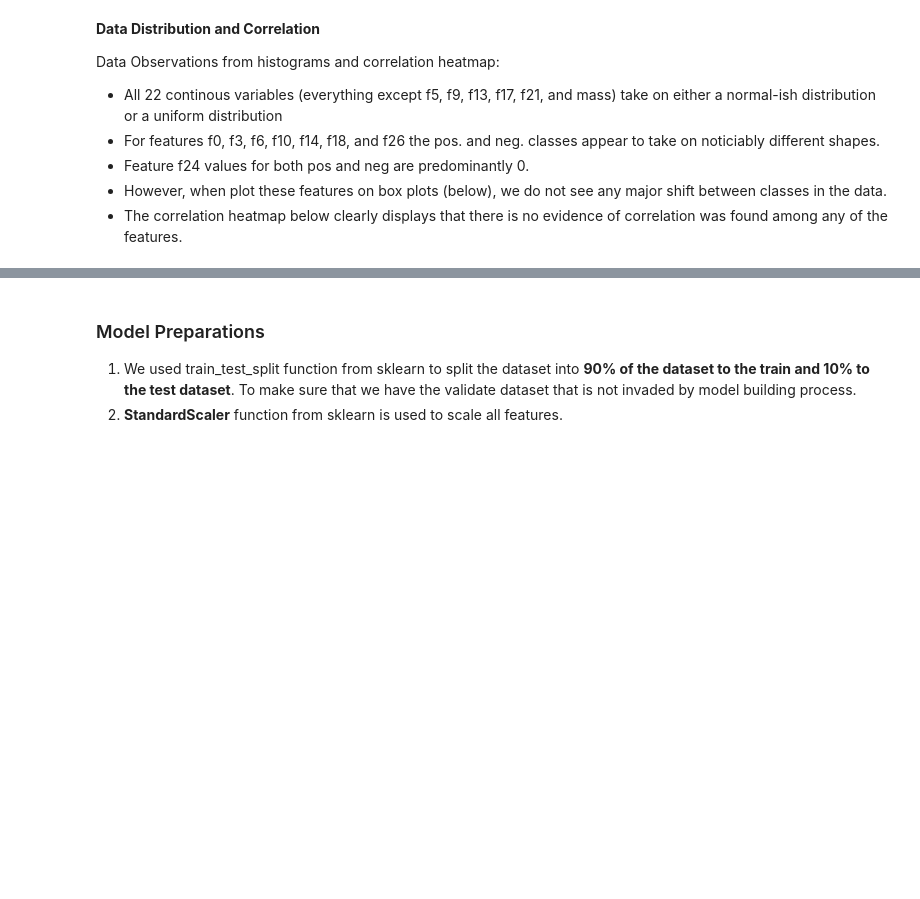
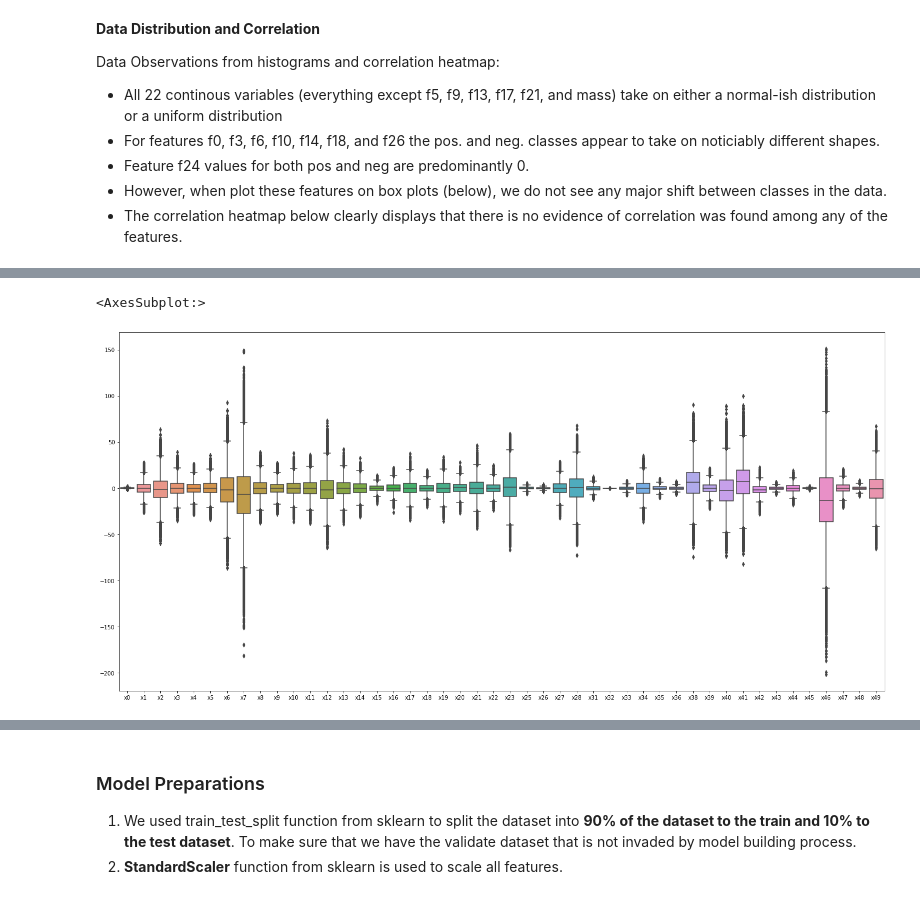
Before and after one commit to JosephLazarus/QTW, a Jupyter notebook: Case Study 7/CaseStudy7_Final.ipynb, the cells around one changed output, grey strips where cells are left out. Saved outputs shown, nothing was run; the diff lists cells and outputs as text; code cells hidden in the pictures; blank space fills up the shorter version.

```diff
--- a/Case Study 7/CaseStudy7_Final.ipynb
+++ b/Case Study 7/CaseStudy7_Final.ipynb
@@ -167,7 +165,0 @@ df_std.reset_index(inplace=True)
-# %%
-#x7 x46
-a4_dims = (25, 8)
-fig, axes = plt.subplots(1, 1, figsize=a4_dims)
-plt.xticks(rotation=90)
-
-sns.lineplot(x="index", y="std", data=df_std)
@@ -224,0 +222,7 @@ fig.tight_layout()
+# %%
+fig, axes = plt.subplots(figsize=a4_dims)
+
+sns.boxplot(data = df[[i for i in df.columns if i not in ['x37','y']]])
+# %% [output]
+<AxesSubplot:>
+[figure, added]
```
Also changed, not shown: parts of 58 cells of this notebook, 1 other file.
